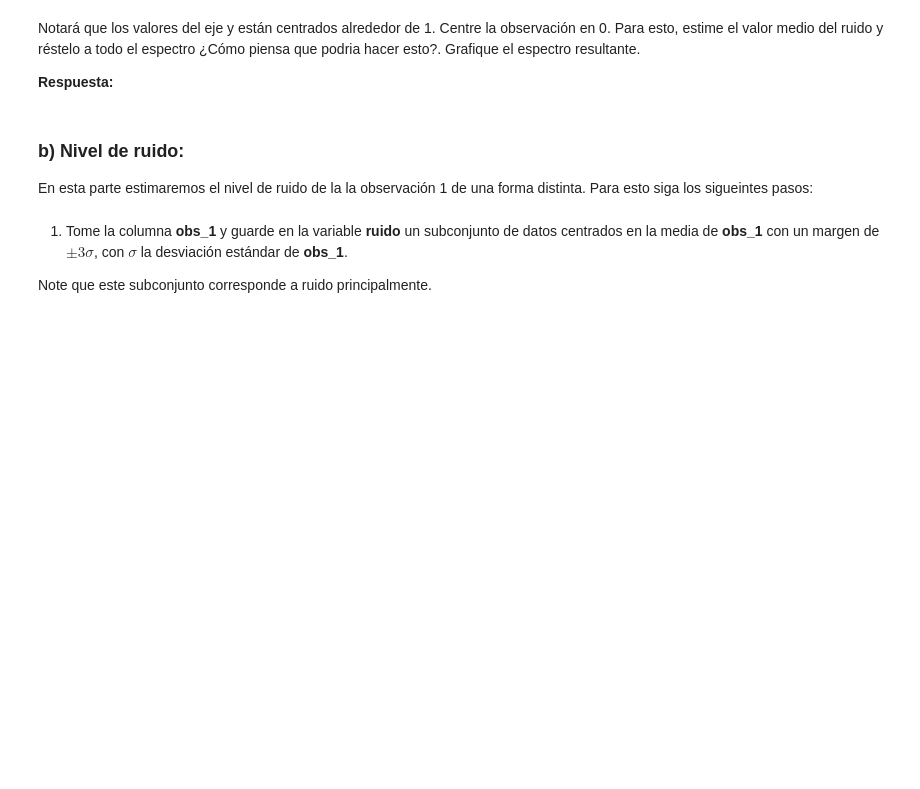
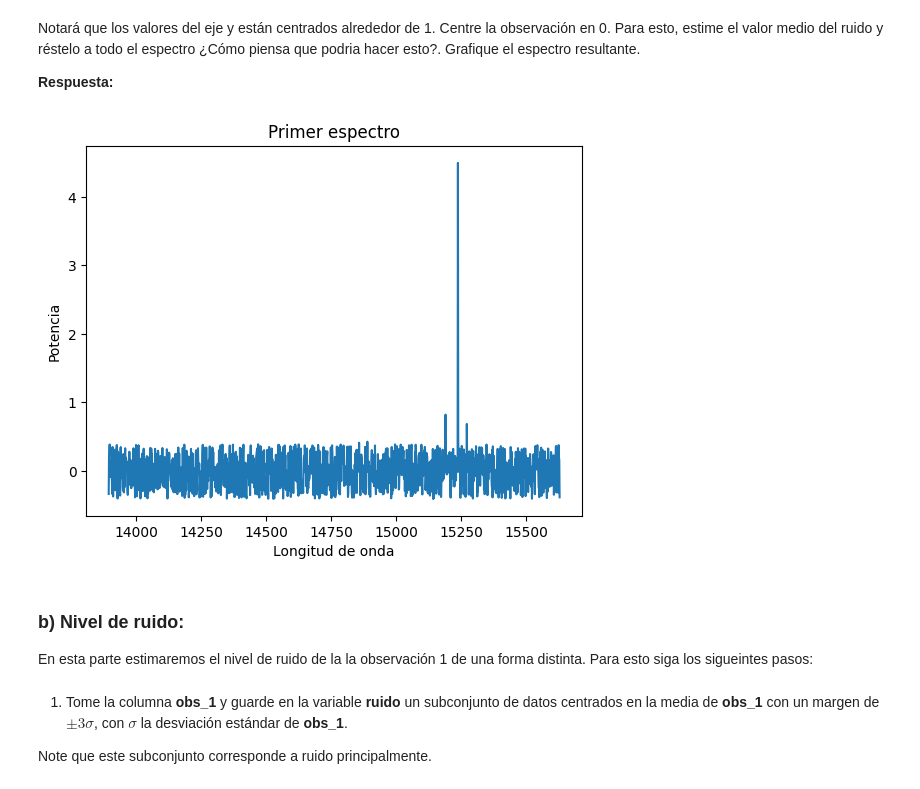
Before and after one commit to Cristobal-Gomez/Tarea-2, a Jupyter notebook: Tarea2.ipynb, the cells around one changed output. Cells and saved outputs as stored; diff of their text form; code cells hidden in the pictures; blank space fills up the shorter version.

```diff
--- a/Tarea2.ipynb
+++ b/Tarea2.ipynb
@@ -224,3 +257,14 @@ Notará que los valores del eje y están centrados alrededor de 1. Centre la obs
+# %%
+# Grafique el espectro centrado en 0 aquí
+y_c = y - np.mean(y)
+
+plt.plot(x, y_c)
+plt.xlabel("Longitud de onda")
+plt.ylabel("Potencia")
+plt.title("Primer espectro")
+plt.show()
+# %% [output]
+[figure, added]
 # %% [markdown]
 ### b) Nivel de ruido:
 
```
Also changed, not shown: parts of 16 cells of this notebook.
